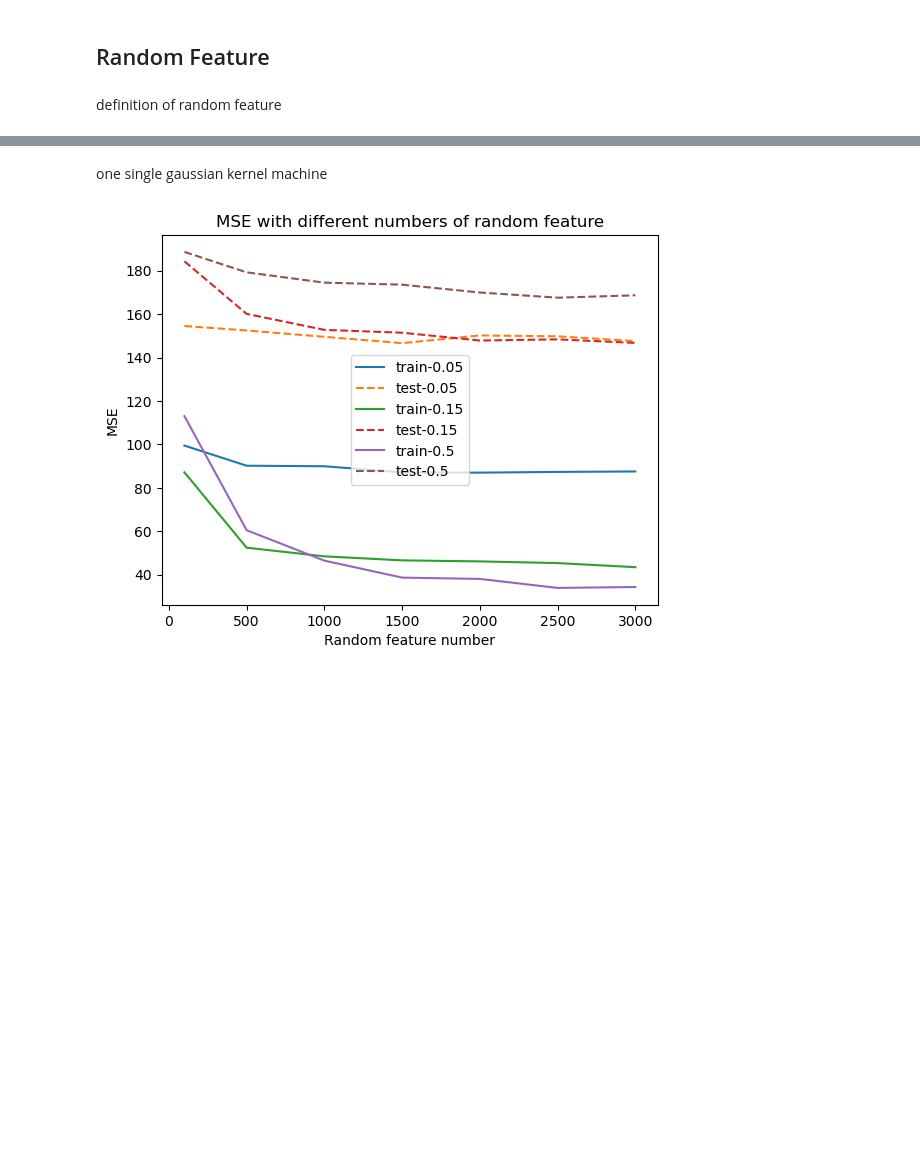
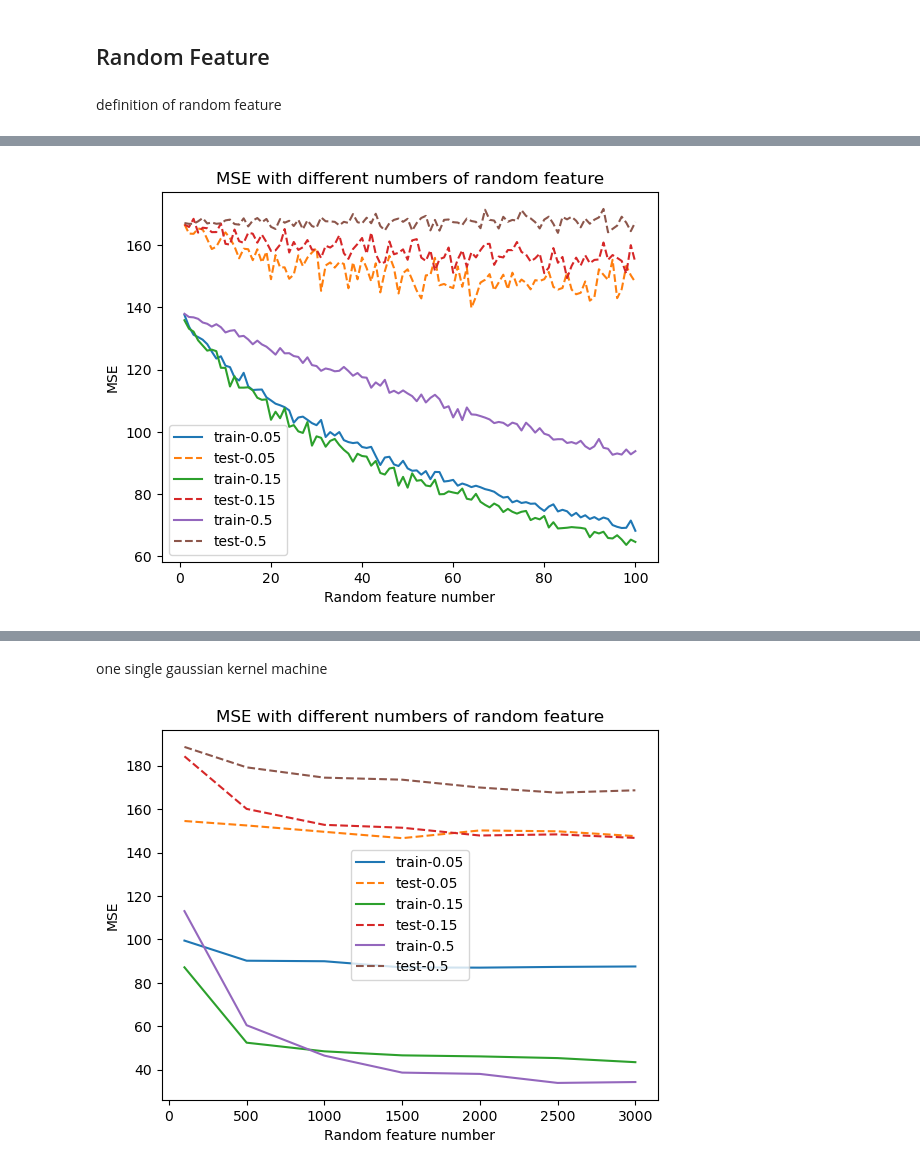
Before and after one commit to ZZZhyEva/Multi-layer-Kernel-Machine, a Jupyter notebook: Experiment-Random Feature Residual Learning.ipynb, the cells around one changed output, grey strips where cells are left out. Drawn from its saved outputs; the diff is of its cells as text; code cells hidden in the pictures; blank space fills up the shorter version.

```diff
--- a/Experiment-Random Feature Residual Learning.ipynb
+++ b/Experiment-Random Feature Residual Learning.ipynb
@@ -352,3 +419,48 @@ Ridge regression vs single layer random feature model
+# %%
+model =LinearRegression() #bagging
+Layer=1
+m0set=np.linspace(1,100,100)
+m0set=m0set.astype(int)
+gaset=[0.05,0.15,0.5]
+n0=16
+
+for ga in gaset:
+    trainmse=[]
+    testmse=[]
+    t=[]
+    for m0 in m0set:
+        for i in range(n0):
+            rff=RandomFourierFeature(90,m0,kernel='G',gamma=ga)
+            total_x=pd.concat([train_x,test_x])
+            feature=rff.transform(total_x)
+            train_xtransformed=feature[:700]
+            test_xtransformed=feature[700:]
+
+            model.fit(train_xtransformed, train_y)
+            if i==0:
+                y_pretest=model.predict(test_xtransformed)
+                y_pretrain=model.predict(train_xtransformed)
+            else:
+                y_pretest=y_pretest+model.predict(test_xtransformed)
+                y_pretrain=y_pretrain+model.predict(train_xtransformed)
+
+        y_pretest=y_pretest/n0
+        y_pretrain=y_pretrain/n0
+
+        trainmse.append(mean_squared_error(train_y,y_pretrain))
+        testmse.append(mean_squared_error(test_y,y_pretest))
+
+    plt.plot(m0set,trainmse)
+    plt.plot(m0set,testmse,linestyle='dashed')
+
+
+plt.xlabel("Random feature number")
+plt.ylabel("MSE")
+plt.title("MSE with different numbers of random feature")
+plt.legend(["train-0.05","test-0.05","train-0.15","test-0.15","train-0.5","test-0.5"])
+plt.show()
+# %% [output]
+[figure, added]
 # %%
 model =Ridge(alpha=1)
 model.fit(train_x, train_y)
```
Also changed, not shown: parts of 19 cells of this notebook.
